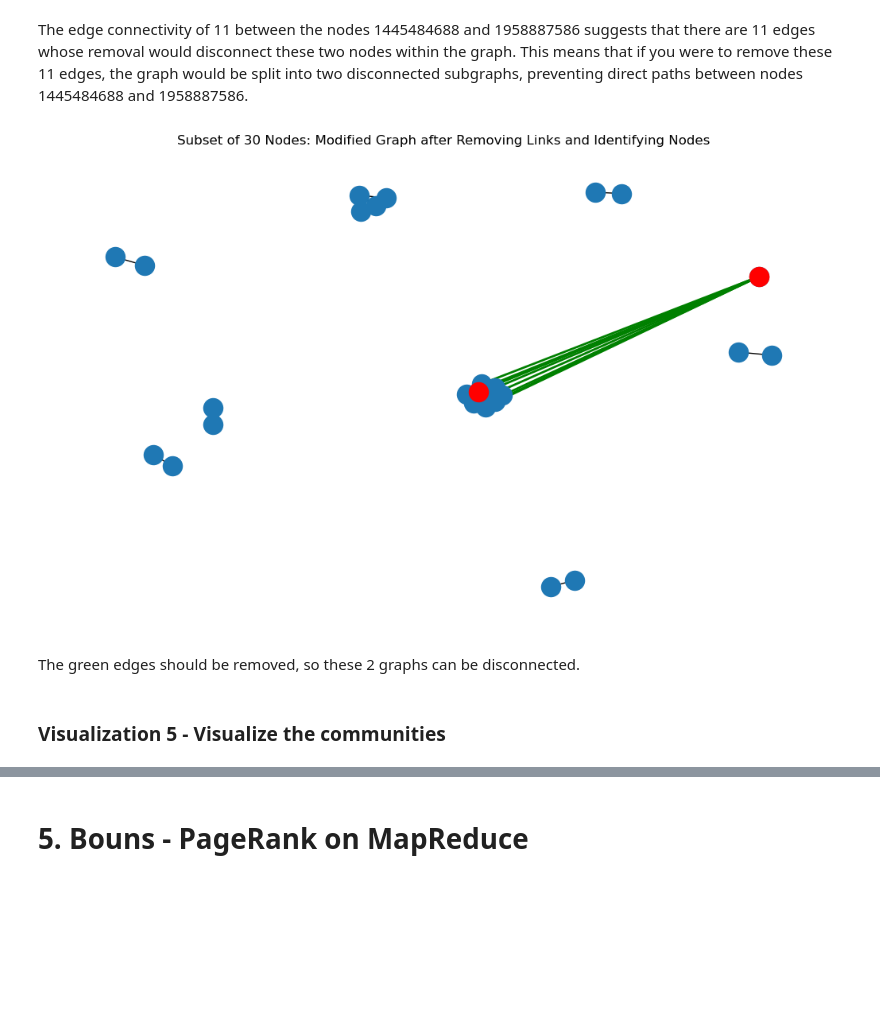
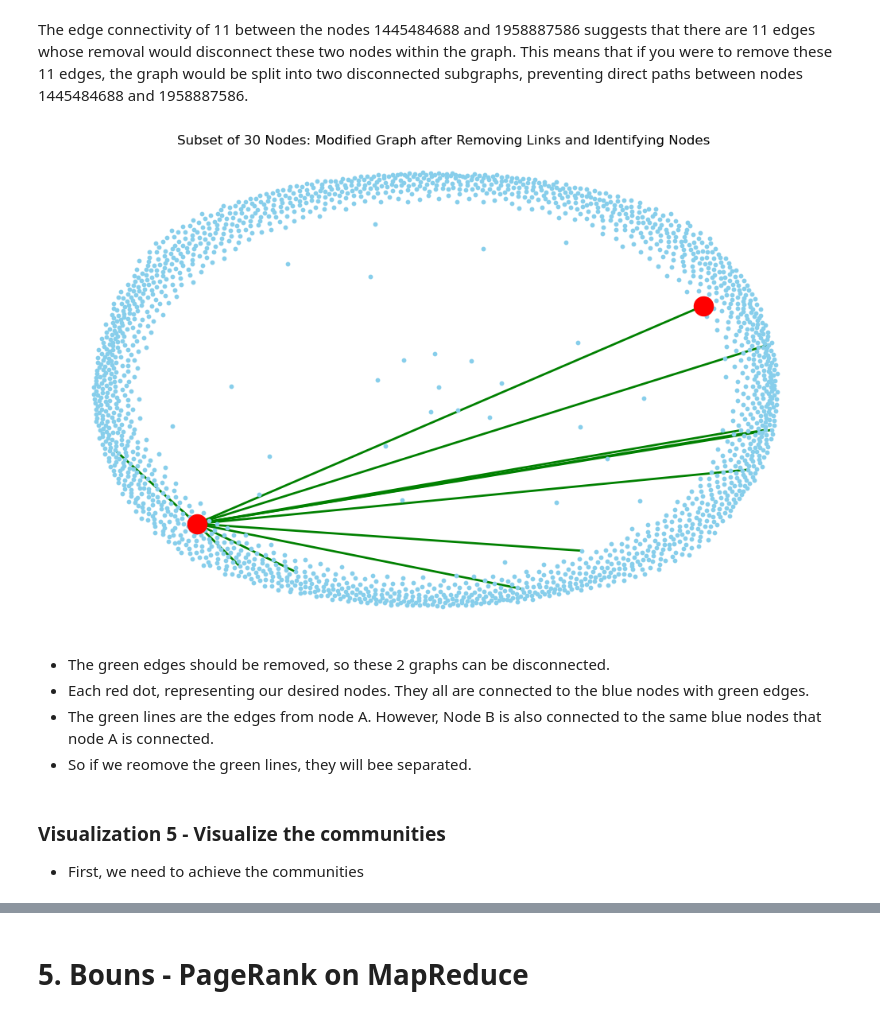
Before and after one commit to armanfeili/ADM-HW5, a Jupyter notebook: notebook 5.ipynb, the cells around one changed output, grey strips where cells are left out. Drawn from its saved outputs; the diff is of its cells as text; code cells hidden in the pictures; blank space fills up the shorter version.

```diff
--- a/notebook 5.ipynb
+++ b/notebook 5.ipynb
@@ -734,11 +809,7 @@ Edge connectivity between 1445484688 and 1958887586: 11
 # %% [markdown]
 The edge connectivity of 11 between the nodes 1445484688 and 1958887586 suggests that there are 11 edges whose removal would disconnect these two nodes within the graph. This means that if you were to remove these 11 edges, the graph would be split into two disconnected subgraphs, preventing direct paths between nodes 1445484688 and 1958887586.
 # %%
-def remove_edges_and_plot_subset(graph, subset_nodes, edges_to_remove, nodes_to_identify):
-    # Create a new graph and copy the subset of nodes from the original frozen graph
-    subgraph = nx.Graph()
-    subgraph.add_nodes_from(subset_nodes)
-    subgraph.add_edges_from(graph.subgraph(subset_nodes).edges())
+def remove_edges_and_plot_subset(subgraph, edges_to_remove, nodes_to_identify):
 
     # Remove the specified edges from the new graph
     subgraph.remove_edges_from(edges_to_remove)
@@ -751,7 +822,8 @@ def remove_edges_and_plot_subset(graph, subset_nodes, edges_to_remove, nodes_to_
     pos = nx.spring_layout(subgraph)  # You can use different layouts as well
 
     # Plot the modified subgraph with removed edges
-    nx.draw(subgraph, pos, with_labels=False, font_weight='bold')
+    nx.draw(subgraph, pos, with_labels=False, node_size=10, node_color='skyblue')
+
     nx.draw_networkx_edges(subgraph, pos, edgelist=edges_to_remove, edge_color='g', width=2)
 
     # Highlight the identified nodes
@@ -759,28 +831,32 @@ def remove_edges_and_plot_subset(graph, subset_nodes, edges_to_remove, nodes_to_
 
     plt.title('Subset of 30 Nodes: Modified Graph after Removing Links and Identifying Nodes')
     plt.show()
-
-# Select the first 30 nodes from the graph
-subset_nodes = list(collaboration_graph.nodes())[:25]
-
-# Nodes to visualize edges between and identify
-nodeA = '2298051088'
-nodeB = '2596317628'
-
-# Find the edges between the nodes
-edges_to_remove = list(nx.minimum_edge_cut(collaboration_graph, nodeA, nodeB))
-
-# Identify the two nodes
-nodes_to_identify = [nodeA, nodeB]
-
-# Remove identified edges and plot the modified graph with the subset of nodes
-remove_edges_and_plot_subset(collaboration_graph, subset_nodes, edges_to_remove, nodes_to_identify)
-# %% [output]
-[figure, removed]
-# %% [markdown]
-The green edges should be removed, so these 2 graphs can be disconnected.
+# %%
+collaboration_subgraph = create_subgraph(collaboration_graph, 2000)
+
+# Nodes to visualize edges between and identify
+nodeA = '1445484688'
+nodeB = '1958887586'
+
+# Find the edges between the nodes
+edges_to_remove = list(nx.minimum_edge_cut(collaboration_graph, nodeA, nodeB))
+
+# Identify the two nodes
+nodes_to_identify = [nodeA, nodeB]
+
+# Remove identified edges and plot the modified graph with the subset of nodes
+remove_edges_and_plot_subset(collaboration_subgraph, edges_to_remove, nodes_to_identify)
+# %% [output]
+[figure, added]
+# %% [markdown]
+- The green edges should be removed, so these 2 graphs can be disconnected.
+- Each red dot, representing our desired nodes. They all are connected to the blue nodes with green edges.
+- The green lines are the edges from node A. However, Node B is also connected to the same blue nodes that node A is connected.
+- So if we reomove the green lines, they will bee separated.
 # %% [markdown]
 ### Visualization 5 - Visualize the communities
+
+- First, we need to achieve the communities
 # %%
 def extract_communities(graph, paper_1, paper_2):
     subset_nodes = list(graph.nodes())[:50]
```
Also changed, not shown: parts of 41 cells of this notebook.
